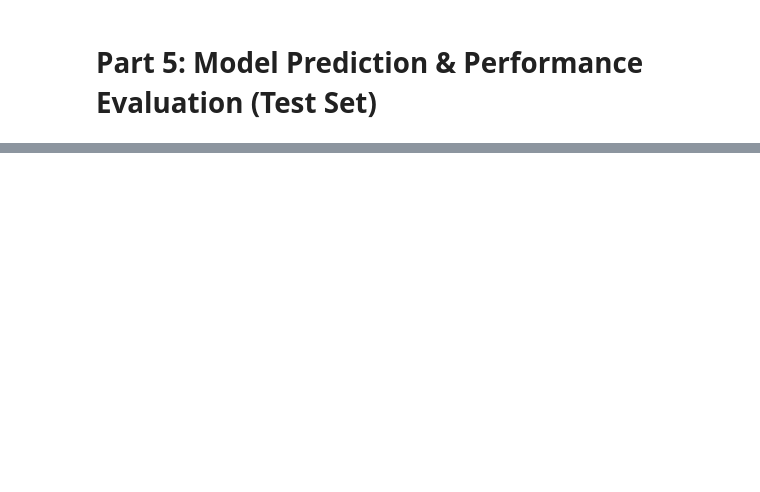
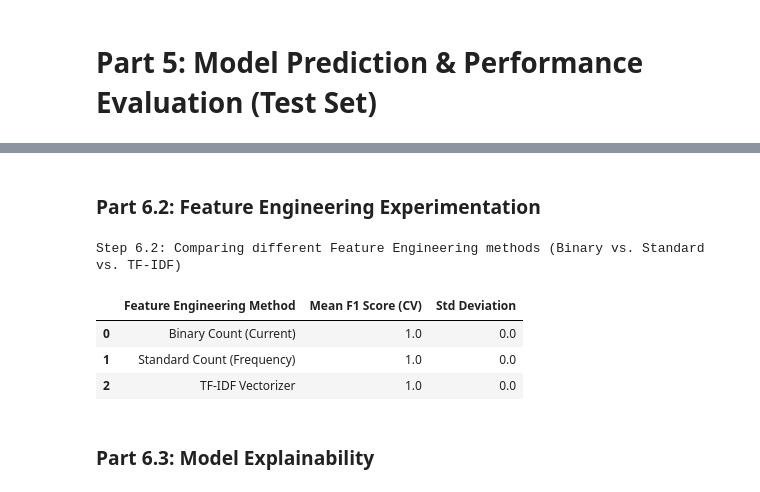
Before and after one commit to Machine-Learning-Assignment-Team/sms-classification-model, a Jupyter notebook: notebooks/spam_classifier.ipynb, the cells around one changed output, grey strips where cells are left out. Saved outputs shown, nothing was run; the diff lists cells and outputs as text; code cells hidden in the pictures; blank space fills up the shorter version.

```diff
--- a/notebooks/spam_classifier.ipynb
+++ b/notebooks/spam_classifier.ipynb
@@ -244,0 +273,46 @@ Step 6.2: Understanding the model logic (Top 15 words per class)
+# %% [markdown]
+### Part 6.2: Feature Engineering Experimentation
+# %%
+from sklearn.feature_extraction.text import CountVectorizer,TfidfVectorizer
+from sklearn.naive_bayes import MultinomialNB
+from sklearn.pipeline import Pipeline
+from sklearn.model_selection import cross_val_score
+
+print("Step 6.2: Comparing different Feature Engineering methods (Binary vs. Standard vs. TF-IDF)")
+
+# Defining 3 different configurations to compare
+fe_configs = [
+    ('Binary Count (Current)', CountVectorizer(binary=True, max_features=2500)),
+    ('Standard Count (Frequency)', CountVectorizer(binary=False, max_features=2500)),
+    ('TF-IDF Vectorizer', TfidfVectorizer(max_features=2500))
+]
+
+fe_results = []
+
+for name, vec in fe_configs:
+    # Build a temporary pipeline
+    temp_pipe = Pipeline([
+        ('vectorizer', vec),
+        ('classifier', MultinomialNB(alpha=0.01))
+    ])
+
+    # 5-Fold Cross Validation on the cleaned train data
+    scores = cross_val_score(temp_pipe, train_df['cleaned_text'], train_df['label'], cv=5, scoring='f1')
+
+    fe_results.append({
+        'Feature Engineering Method': name,
+        'Mean F1 Score (CV)': scores.mean(),
+        'Std Deviation': scores.std()
+    })
+
+# Display the comparison DataFrame as required by the assignment
+fe_comparison_df = pd.DataFrame(fe_results)
+display(fe_comparison_df)
+# %% [output]
+Step 6.2: Comparing different Feature Engineering methods (Binary vs. Standard vs. TF-IDF)
+|  | Feature Engineering Method | Mean F1 Score (CV) | Std Deviation |
+| 0 | Binary Count (Current) | 1.0 | 0.0 |
+| 1 | Standard Count (Frequency) | 1.0 | 0.0 |
+| 2 | TF-IDF Vectorizer | 1.0 | 0.0 |
+# %% [markdown]
+### Part 6.3: Model Explainability
```
Also changed, not shown: parts of 14 cells of this notebook, 1 other file.
